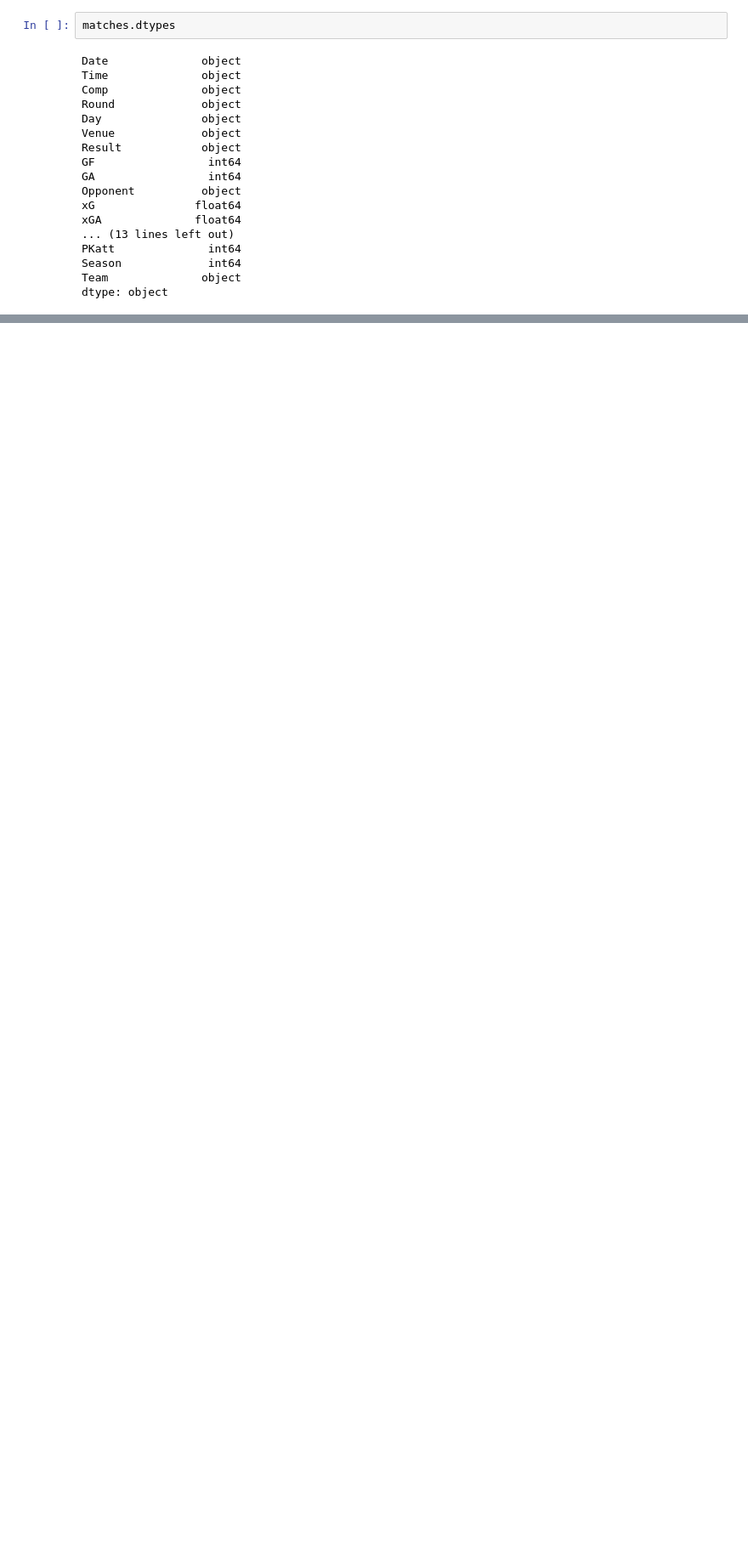
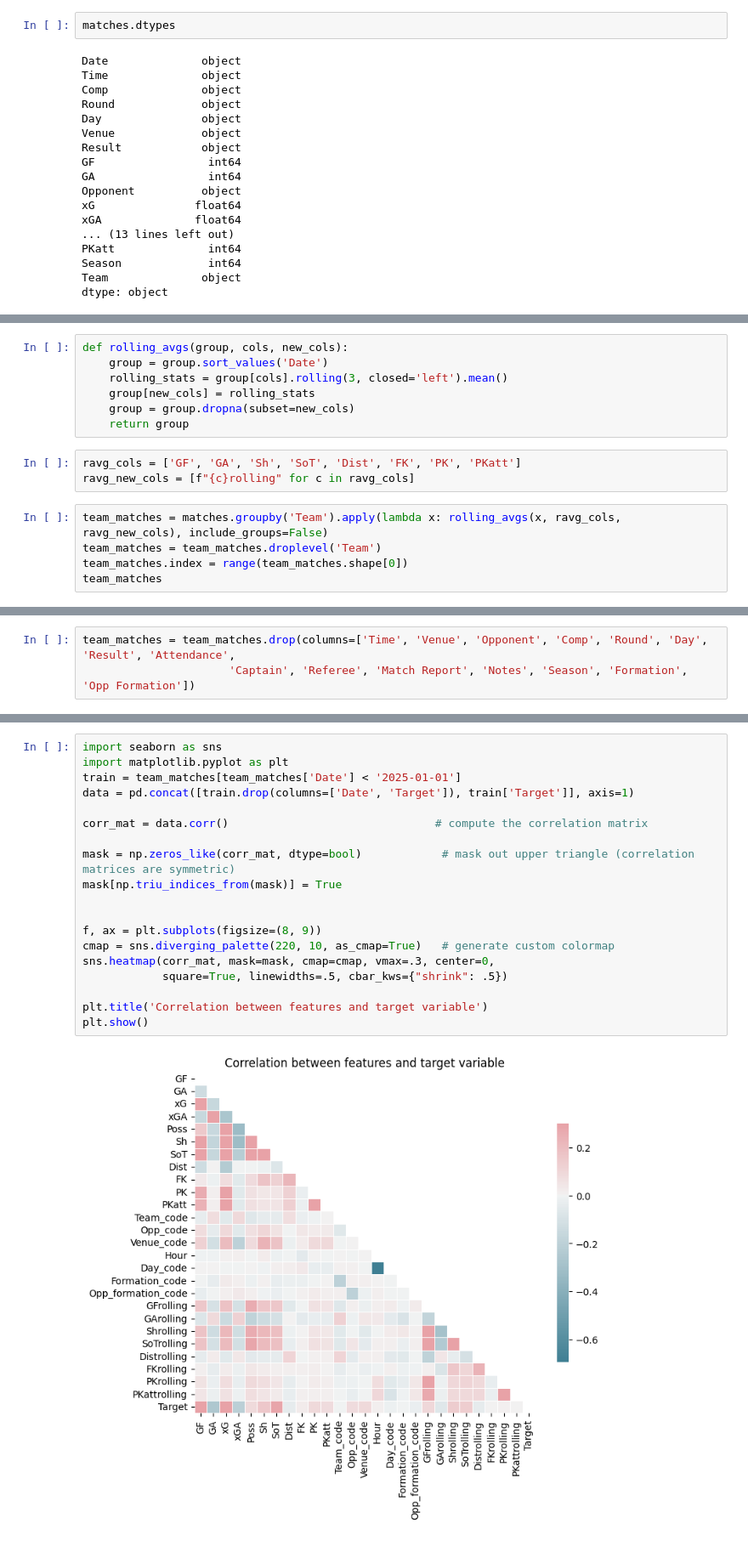
Before and after one commit to Ivan-engunsw/FPLPredict, a Jupyter notebook: mode.ipynb, the cells around one changed output, grey strips where cells are left out. Shown at 85% size. Cells and saved outputs as stored; diff of their text form; blank space fills up the shorter version.

```diff
--- a/mode.ipynb
+++ b/mode.ipynb
@@ -92,0 +141,15 @@ team_matches = matches.groupby('Team')
+# %%
+def rolling_avgs(group, cols, new_cols):
+    group = group.sort_values('Date')
+    rolling_stats = group[cols].rolling(3, closed='left').mean()
+    group[new_cols] = rolling_stats
+    group = group.dropna(subset=new_cols)
+    return group
+# %%
+ravg_cols = ['GF', 'GA', 'Sh', 'SoT', 'Dist', 'FK', 'PK', 'PKatt']
+ravg_new_cols = [f"{c}rolling" for c in ravg_cols]
+# %%
+team_matches = matches.groupby('Team').apply(lambda x: rolling_avgs(x, ravg_cols, ravg_new_cols), include_groups=False)
+team_matches = team_matches.droplevel('Team')
+team_matches.index = range(team_matches.shape[0])
+team_matches
@@ -92,0 +170,3 @@ team_matches = matches.groupby('Team')
+# %%
+team_matches = team_matches.drop(columns=['Time', 'Venue', 'Opponent', 'Comp', 'Round', 'Day', 'Result', 'Attendance',
+                      'Captain', 'Referee', 'Match Report', 'Notes', 'Season', 'Formation', 'Opp Formation'])
@@ -92,0 +179,21 @@ team_matches = matches.groupby('Team')
+# %%
+import seaborn as sns
+import matplotlib.pyplot as plt
+train = team_matches[team_matches['Date'] < '2025-01-01']
+data = pd.concat([train.drop(columns=['Date', 'Target']), train['Target']], axis=1)
+
+corr_mat = data.corr()                               # compute the correlation matrix
+
+mask = np.zeros_like(corr_mat, dtype=bool)            # mask out upper triangle (correlation matrices are symmetric)
+mask[np.triu_indices_from(mask)] = True
+
+
+f, ax = plt.subplots(figsize=(8, 9))
+cmap = sns.diverging_palette(220, 10, as_cmap=True)   # generate custom colormap
+sns.heatmap(corr_mat, mask=mask, cmap=cmap, vmax=.3, center=0,
+            square=True, linewidths=.5, cbar_kws={"shrink": .5})
+
+plt.title('Correlation between features and target variable')
+plt.show()
+# %% [output]
+[figure, added]
```
Also changed, not shown: parts of 15 cells of this notebook.
